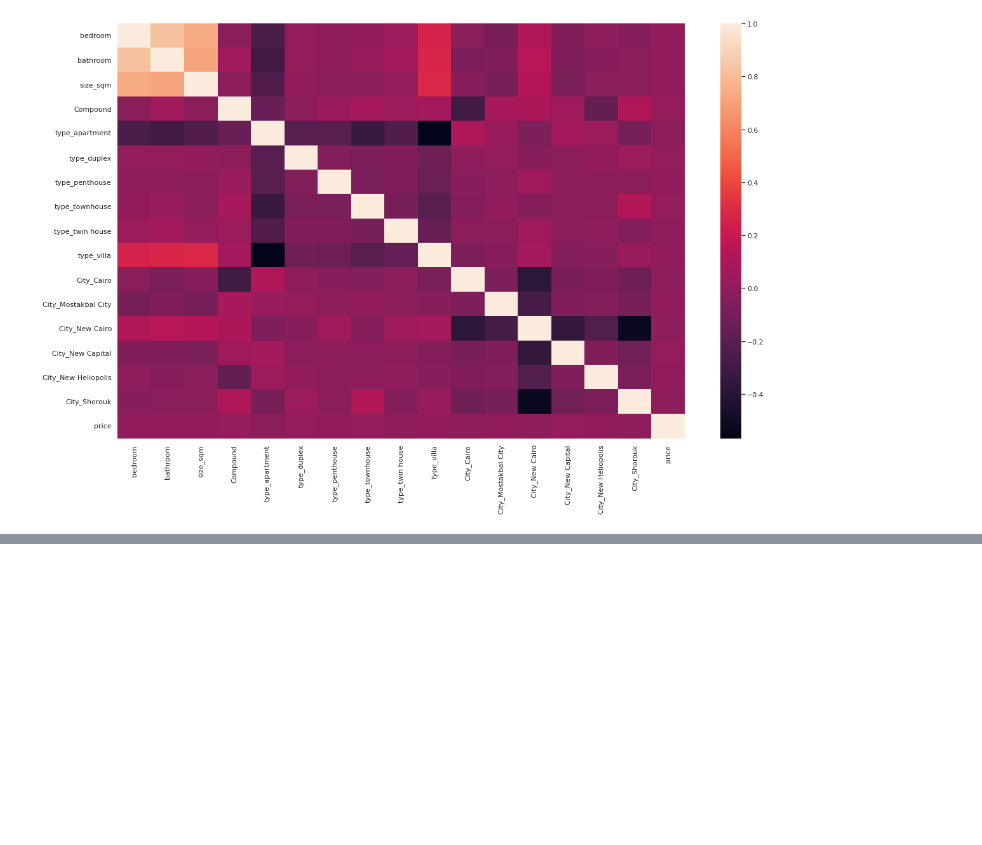
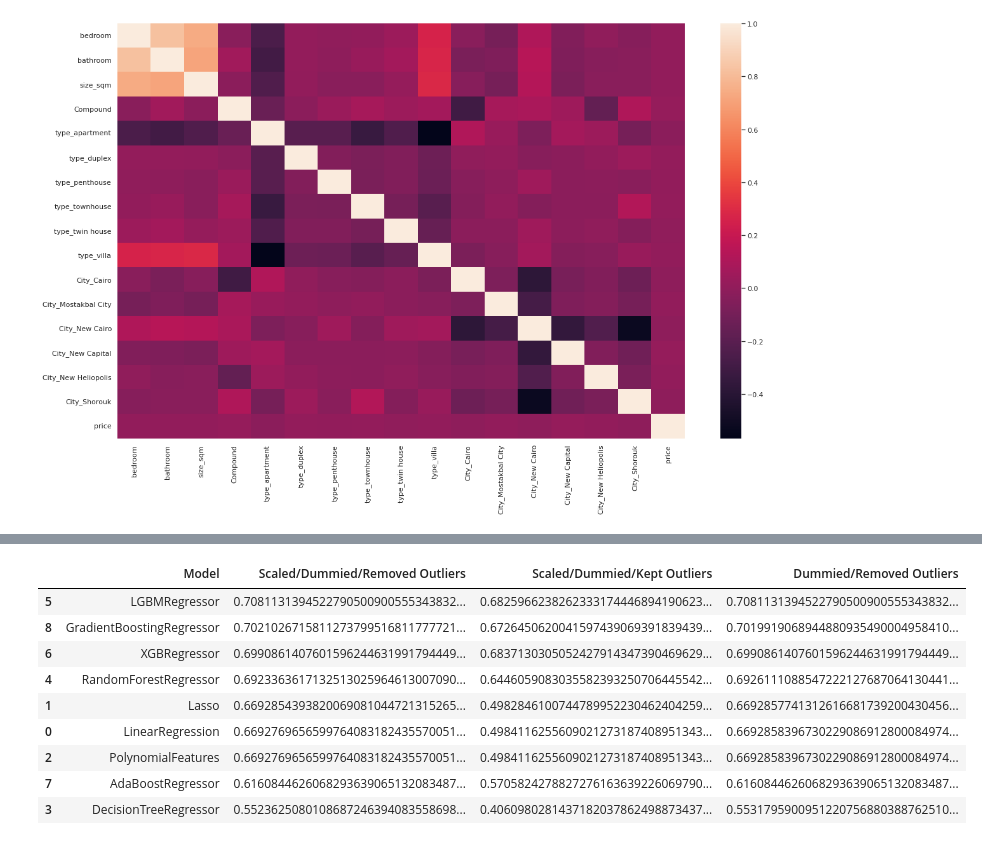
Before and after one commit to Bahaakhalled/Egypt-Cairo-Housing, a Jupyter notebook: Notebook.ipynb, the cells around one changed output, grey strips where cells are left out. Cells and saved outputs as stored; diff of their text form; code cells hidden in the pictures; blank space fills up the shorter version.

```diff
--- a/Notebook.ipynb
+++ b/Notebook.ipynb
@@ -351,10 +366,15 @@ finalprop=cityprop.copy()
 finalprop=finalprop.drop(['title','location'],axis=1)
 X=finalprop.loc[:, finalprop.columns != 'price']
 y=finalprop['price']
+# %%
+prop_with_ol=prop_with_ol.drop(['title','location'],axis=1)
+X_with_ol=prop_with_ol.loc[:, prop_with_ol.columns != 'price']
+y_with_ol=prop_with_ol['price']
 # %%
 from sklearn.preprocessing import MinMaxScaler
 
 X_dummied=pd.get_dummies(X)
+X_with_ol_dm=pd.get_dummies(X_with_ol)
 
 scaler=MinMaxScaler()
 
@@ -362,6 +382,9 @@ df_scaled = scaler.fit_transform(X_dummied.to_numpy())
 
 X_sc_dm = pd.DataFrame(df_scaled, columns=X_dummied.columns)
 
+X_with_ol_scaled = scaler.fit_transform(X_with_ol_dm.to_numpy())
+X_with_ol_dm_sc=pd.DataFrame(X_with_ol_scaled, columns=X_with_ol_dm.columns)
+
 prop_dm=X_dummied.copy()
 prop_dm['price']=y
 
@@ -382,11 +405,14 @@ from sklearn.ensemble import RandomForestRegressor
 from sklearn.metrics import mean_absolute_error,mean_squared_error,r2_score
 from lightgbm import LGBMRegressor
 from sklearn.model_selection import train_test_split
-def predictmodels(clf_A,clf_B,clf_C,X,y):
+import decimal
+import xgboost as xgb
+from sklearn.ensemble import AdaBoostRegressor
+from sklearn.ensemble import GradientBoostingRegressor
+
+def predictmodels(clf_A,clf_B,clf_C,X,y,name):
   X_train, X_test, y_train, y_test = train_test_split(X, y, test_size = 0.2, random_state = 0)
-  print("Training set has {} samples.".format(X_train.shape[0]))
-  print("Testing set has {} samples.".format(X_test.shape[0]))
-  print()
+
   results = {}
   df = pd.DataFrame()
   for clf in [clf_A, clf_B, clf_C]:
@@ -398,13 +424,8 @@ def predictmodels(clf_A,clf_B,clf_C,X,y):
         predictions_test = clf.predict(X_test)
       except:
         predictions_test = clf_A.predict(X_test)
-     # print(clf)
-     # print("MSE",mean_squared_error(y_test,predictions_test))
-     # print("RMSE",np.sqrt(mean_squared_error(y_test,predictions_test)))
-     # print("R2",r2_score(y_test,predictions_test))
-     # print()
-      row={'MSE':mean_squared_error(y_test,predictions_test),'RMSE':np.sqrt(mean_squared_error(y_test,predictions_test)),'R2':r2_score(y_test,predictions_test)}
-      rows=[mean_squared_error(y_test,predictions_test),np.sqrt(mean_squared_error(y_test,predictions_test)),r2_score(y_test,predictions_test)]
+      row={name:decimal.Decimal(r2_score(y_test,predictions_test))}
+      rows=[decimal.Decimal(r2_score(y_test,predictions_test))]
       d = {clf_name: row}
       if df.empty:
         df=pd.DataFrame(data=d)
@@ -475,0 +524,15 @@ Testing set has 2197 samples.
+# %%
+all=all.reset_index().rename(columns={'index':'Model'})
+# %%
+all.sort_values(by=['Scaled/Dummied/Removed Outliers','Scaled/Dummied/Kept Outliers','Dummied/Removed Outliers'],ascending=False)
+# %% [output]
+|  | Model | Scaled/Dummied/Removed Outliers | Scaled/Dummied/Kept Outliers | Dummied/Removed Outliers |
+| 5 | LGBMRegressor | 0.7081131394522790500900555343832... | 0.6825966238262333174446894190623... | 0.7081131394522790500900555343832... |
+| 8 | GradientBoostingRegressor | 0.7021026715811273799516811777721... | 0.6726450620041597439069391839439... | 0.7019919068944880935490004958410... |
+| 6 | XGBRegressor | 0.6990861407601596244631991794449... | 0.6837130305052427914347390469629... | 0.6990861407601596244631991794449... |
+| 4 | RandomForestRegressor | 0.6923363617132513025964613007090... | 0.6446059083035582393250706445542... | 0.6926111088547222127687064130441... |
+| 1 | Lasso | 0.6692854393820069081044721315265... | 0.4982846100744789952230462404259... | 0.6692857741312616681739200430456... |
+| 0 | LinearRegression | 0.6692769656599764083182435570051... | 0.4984116255609021273187408951343... | 0.6692858396730229086912800084974... |
+| 2 | PolynomialFeatures | 0.6692769656599764083182435570051... | 0.4984116255609021273187408951343... | 0.6692858396730229086912800084974... |
+| 7 | AdaBoostRegressor | 0.6160844626068293639065132083487... | 0.5705824278827276163639226069790... | 0.6160844626068293639065132083487... |
+| 3 | DecisionTreeRegressor | 0.5523625080108687246394083558698... | 0.4060980281437182037862498873437... | 0.5531795900951220756880388762510... |
```
Also changed, not shown: parts of 24 cells of this notebook.
